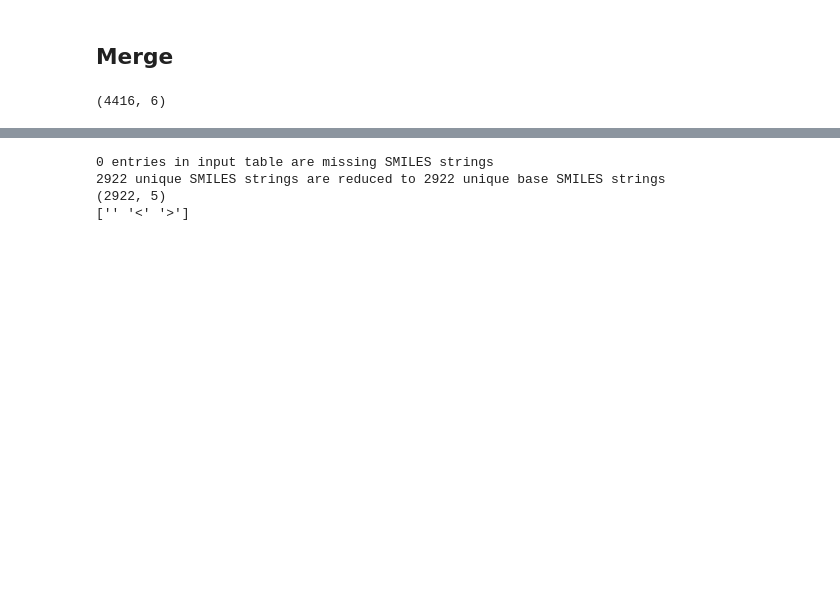
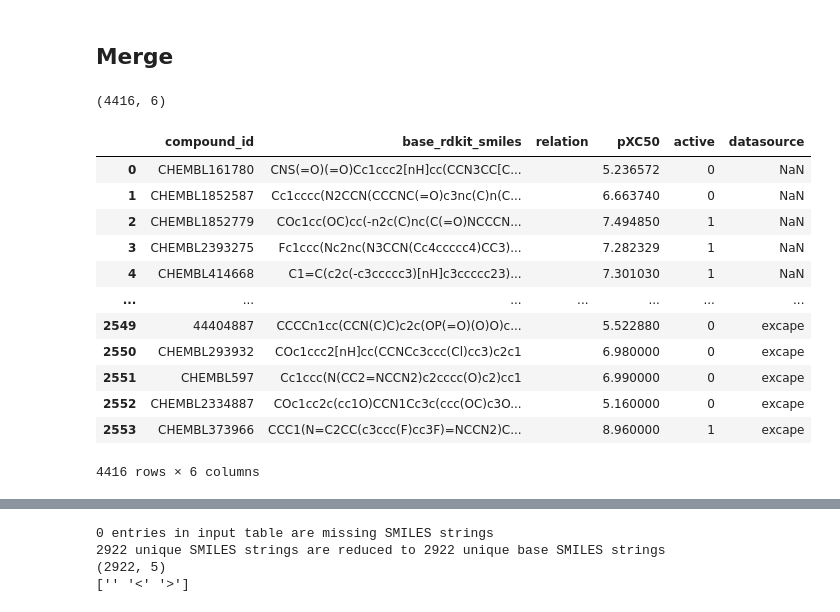
Before and after one commit to ranpei97/E4511-2021-Pei, a Jupyter notebook: Notebook/Data_Clean_Merge.ipynb, the cells around one changed output, grey strips where cells are left out. Saved outputs shown, nothing was run; the diff lists cells and outputs as text; code cells hidden in the pictures; blank space fills up the shorter version.

```diff
--- a/Notebook/Data_Clean_Merge.ipynb
+++ b/Notebook/Data_Clean_Merge.ipynb
@@ -297,3 +297,19 @@ HTR2A.to_csv("HTR2A_merge.csv")
 print(HTR2A.shape)
 # %% [output]
 (4416, 6)
+# %%
+HTR2A
+# %% [output]
+|  | compound_id | base_rdkit_smiles | relation | pXC50 | active | datasource |
+| 0 | CHEMBL161780 | CNS(=O)(=O)Cc1ccc2[nH]cc(CCN3CC[C... |  | 5.236572 | 0 | NaN |
+| 1 | CHEMBL1852587 | Cc1cccc(N2CCN(CCCNC(=O)c3nc(C)n(C... |  | 6.663740 | 0 | NaN |
+| 2 | CHEMBL1852779 | COc1cc(OC)cc(-n2c(C)nc(C(=O)NCCCN... |  | 7.494850 | 1 | NaN |
+| 3 | CHEMBL2393275 | Fc1ccc(Nc2nc(N3CCN(Cc4ccccc4)CC3)... |  | 7.282329 | 1 | NaN |
+| 4 | CHEMBL414668 | C1=C(c2c(-c3ccccc3)[nH]c3ccccc23)... |  | 7.301030 | 1 | NaN |
+| ... | ... | ... | ... | ... | ... | ... |
+| 2549 | 44404887 | CCCCn1cc(CCN(C)C)c2c(OP(=O)(O)O)c... |  | 5.522880 | 0 | excape |
+| 2550 | CHEMBL293932 | COc1ccc2[nH]cc(CCNCc3ccc(Cl)cc3)c2c1 |  | 6.980000 | 0 | excape |
+| 2551 | CHEMBL597 | Cc1ccc(N(CC2=NCCN2)c2cccc(O)c2)cc1 |  | 6.990000 | 0 | excape |
+| 2552 | CHEMBL2334887 | COc1cc2c(cc1O)CCN1Cc3c(ccc(OC)c3O... |  | 5.160000 | 0 | excape |
+| 2553 | CHEMBL373966 | CCC1(N=C2CC(c3ccc(F)cc3F)=NCCN2)C... |  | 8.960000 | 1 | excape |
+4416 rows × 6 columns
```
Also changed, not shown: parts of 9 cells of this notebook.
